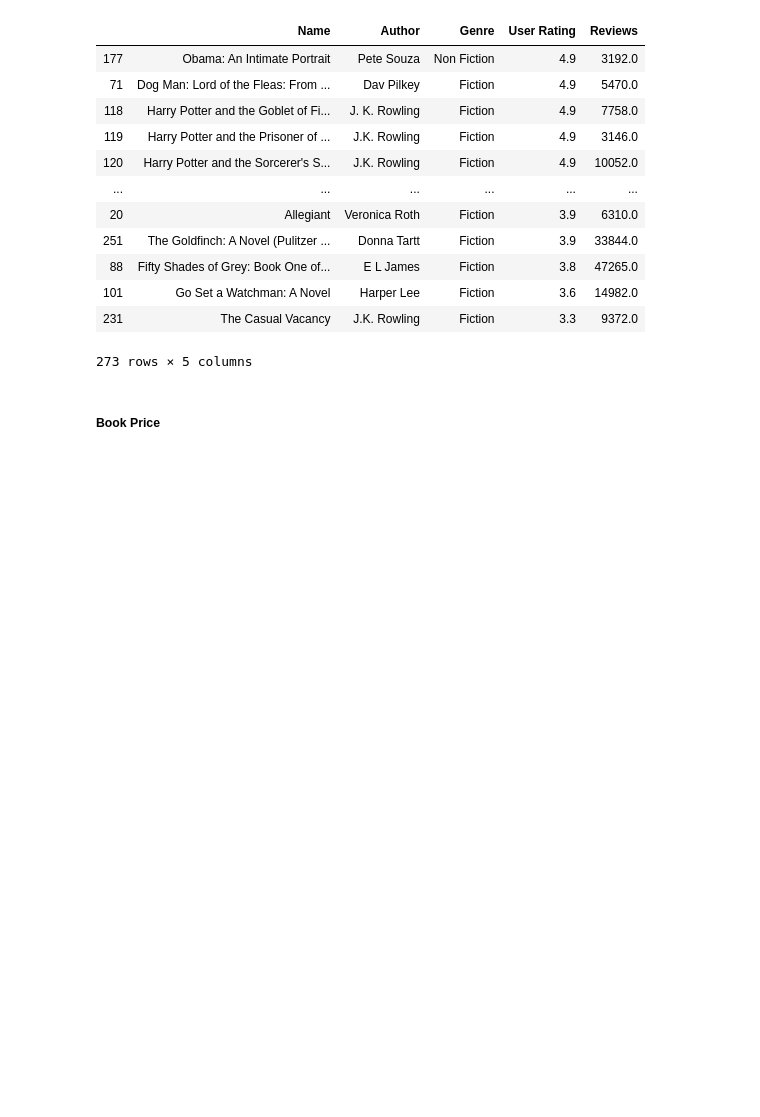
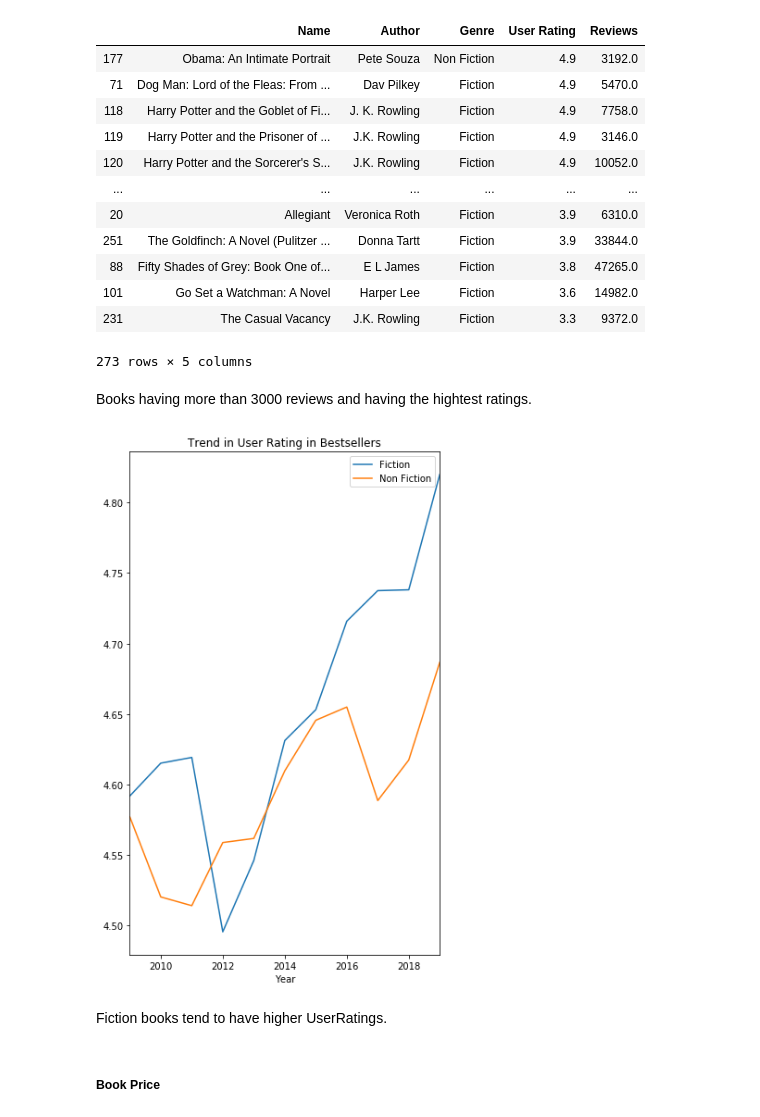
Before and after one commit to AnuinChicago/Amazon_top50_books, a Jupyter notebook: Amazon.ipynb, the cells around one changed output. Saved outputs shown, nothing was run; the diff lists cells and outputs as text; code cells hidden in the pictures; blank space fills up the shorter version.

```diff
--- a/Amazon.ipynb
+++ b/Amazon.ipynb
@@ -98,6 +123,17 @@ data_order
 | 101 | Go Set a Watchman: A Novel | Harper Lee | Fiction | 3.6 | 14982.0 |
 | 231 | The Casual Vacancy | J.K. Rowling | Fiction | 3.3 | 9372.0 |
 273 rows × 5 columns
+# %% [markdown]
+Books having more than 3000 reviews and having the hightest ratings.
+# %%
+df_rating =df.groupby(['Year','Genre'])['User Rating'].mean().unstack()
+df_rating.plot(kind='line', title = 'Trend in User Rating in Bestsellers', figsize=(6,10))
+plt.legend()
+plt.show()
+# %% [output]
+[figure, added]
+# %% [markdown]
+Fiction books tend to have higher UserRatings.
 # %% [markdown]
 #####  Book Price
 # %%
```
Also changed, not shown: parts of 17 cells of this notebook, 1 other file.
